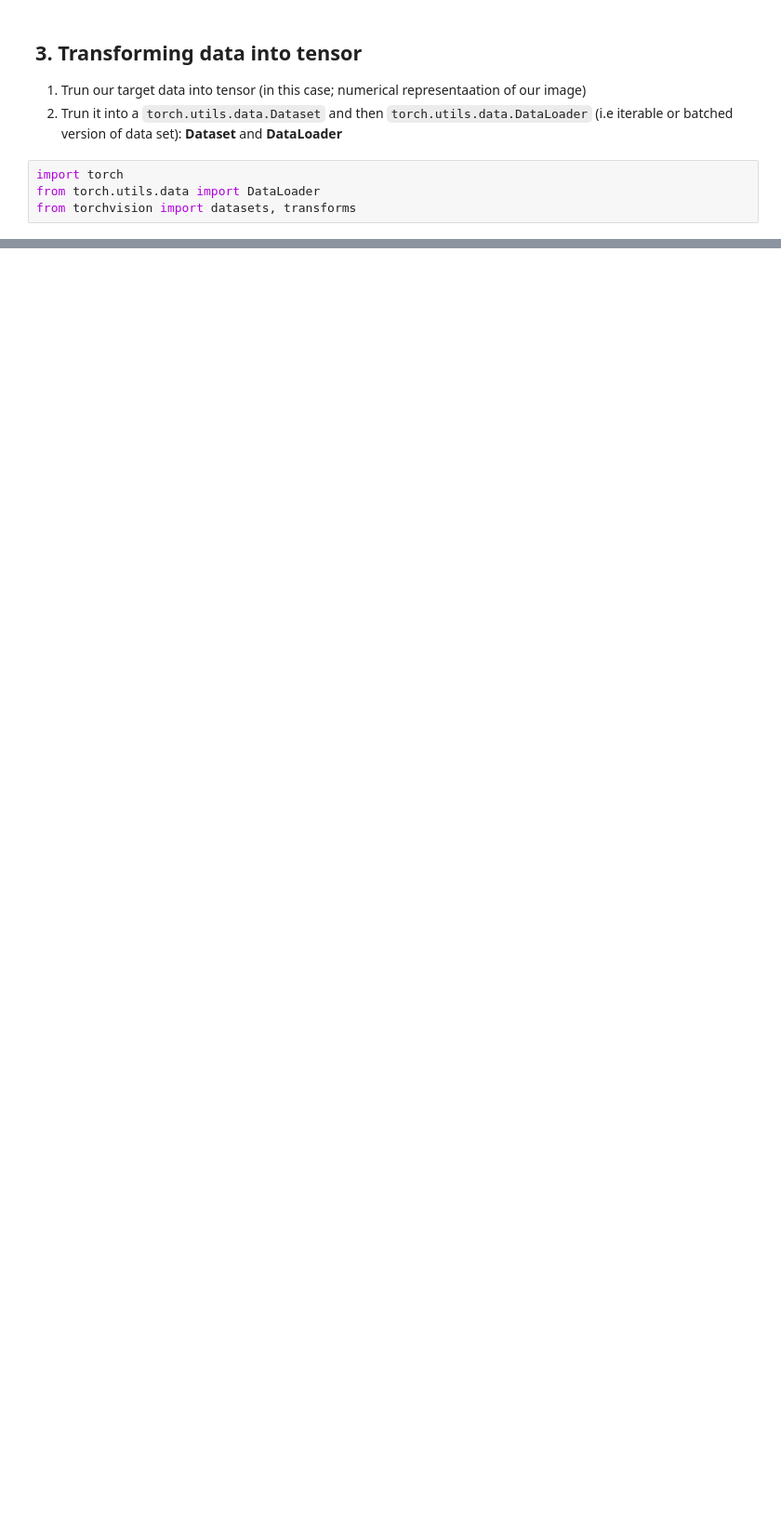
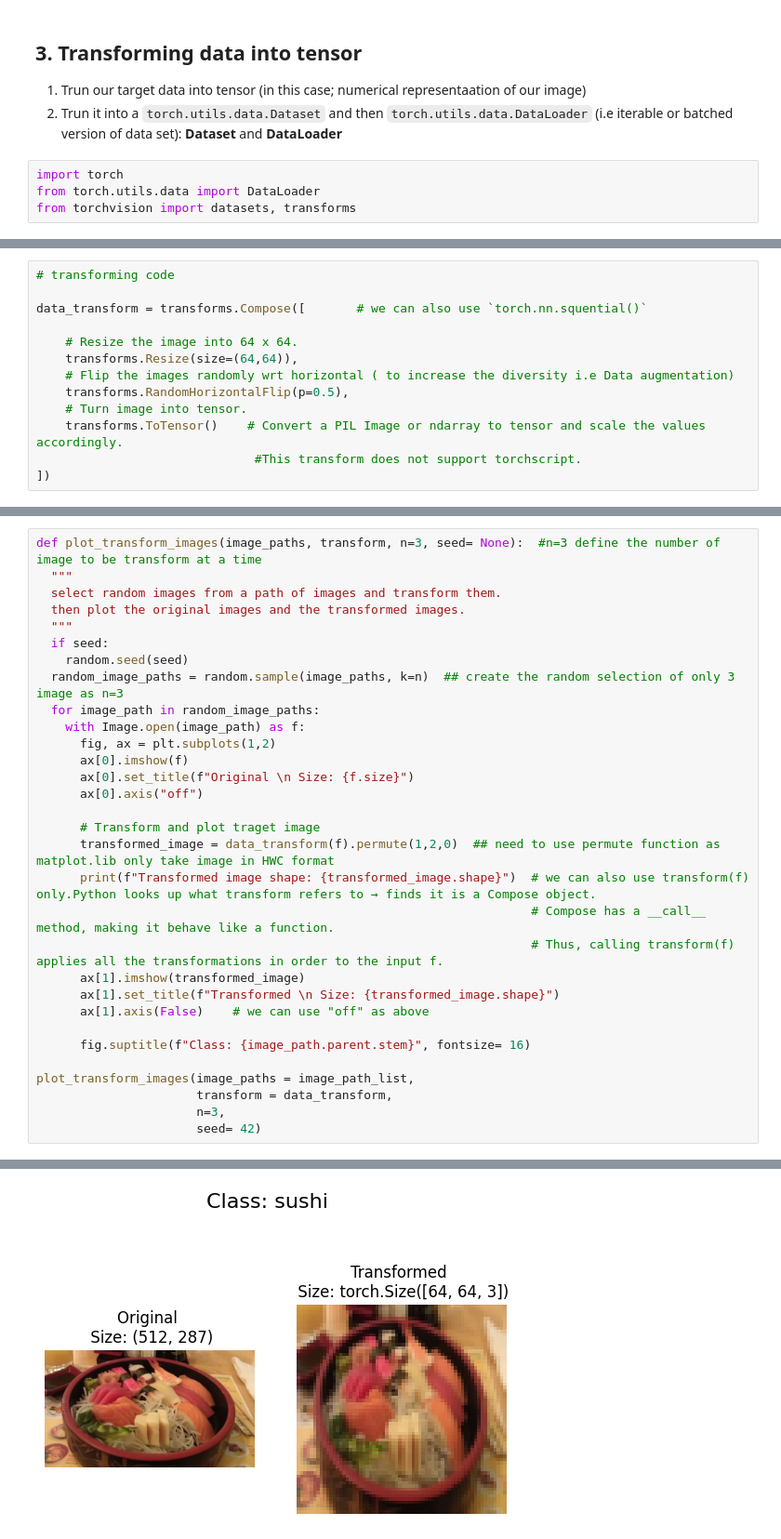
Before and after one commit to Sovit1056/Pytorch_practice, a Jupyter notebook: 04_Pytorch_custom_datasets.ipynb, the cells around one changed output, grey strips where cells are left out. Shown at 93% size. Drawn from its saved outputs; the diff is of its cells as text; blank space fills up the shorter version.

```diff
--- a/04_Pytorch_custom_datasets.ipynb
+++ b/04_Pytorch_custom_datasets.ipynb
@@ -255,0 +258,13 @@ from torchvision import datasets, transforms
+# %%
+# transforming code
+
+data_transform = transforms.Compose([       # we can also use `torch.nn.squential()`
+
+    # Resize the image into 64 x 64.
+    transforms.Resize(size=(64,64)),
+    # Flip the images randomly wrt horizontal ( to increase the diversity i.e Data augmentation)
+    transforms.RandomHorizontalFlip(p=0.5),
+    # Turn image into tensor.
+    transforms.ToTensor()    # Convert a PIL Image or ndarray to tensor and scale the values accordingly.
+                              #This transform does not support torchscript.
+])
@@ -255,0 +291,32 @@ from torchvision import datasets, transforms
+# %%
+def plot_transform_images(image_paths, transform, n=3, seed= None):  #n=3 define the number of image to be transform at a time
+  """
+  select random images from a path of images and transform them.
+  then plot the original images and the transformed images.
+  """
+  if seed:
+    random.seed(seed)
+  random_image_paths = random.sample(image_paths, k=n)  ## create the random selection of only 3 image as n=3
+  for image_path in random_image_paths:
+    with Image.open(image_path) as f:
+      fig, ax = plt.subplots(1,2)
+      ax[0].imshow(f)
+      ax[0].set_title(f"Original \n Size: {f.size}")
+      ax[0].axis("off")
+
+      # Transform and plot traget image
+      transformed_image = data_transform(f).permute(1,2,0)  ## need to use permute function as matplot.lib only take image in HWC format
+      print(f"Transformed image shape: {transformed_image.shape}")  # we can also use transform(f) only.Python looks up what transform refers to → finds it is a Compose object.
+                                                                    # Compose has a __call__ method, making it behave like a function.
+                                                                    # Thus, calling transform(f) applies all the transformations in order to the input f.
+      ax[1].imshow(transformed_image)
+      ax[1].set_title(f"Transformed \n Size: {transformed_image.shape}")
+      ax[1].axis(False)    # we can use "off" as above
+
+      fig.suptitle(f"Class: {image_path.parent.stem}", fontsize= 16)
+
+plot_transform_images(image_paths = image_path_list,
+                      transform = data_transform,
+                      n=3,
+                      seed= 42)
+# %% [output]
@@ -255,0 +326 @@ from torchvision import datasets, transforms
+[figure, added]
```
Also changed, not shown: parts of 36 cells of this notebook.
